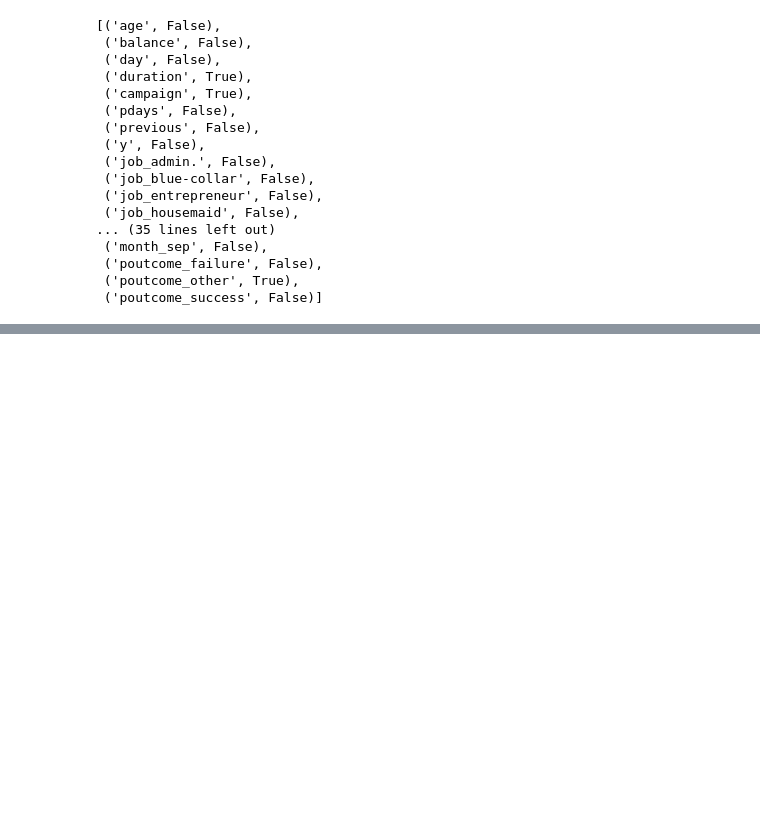
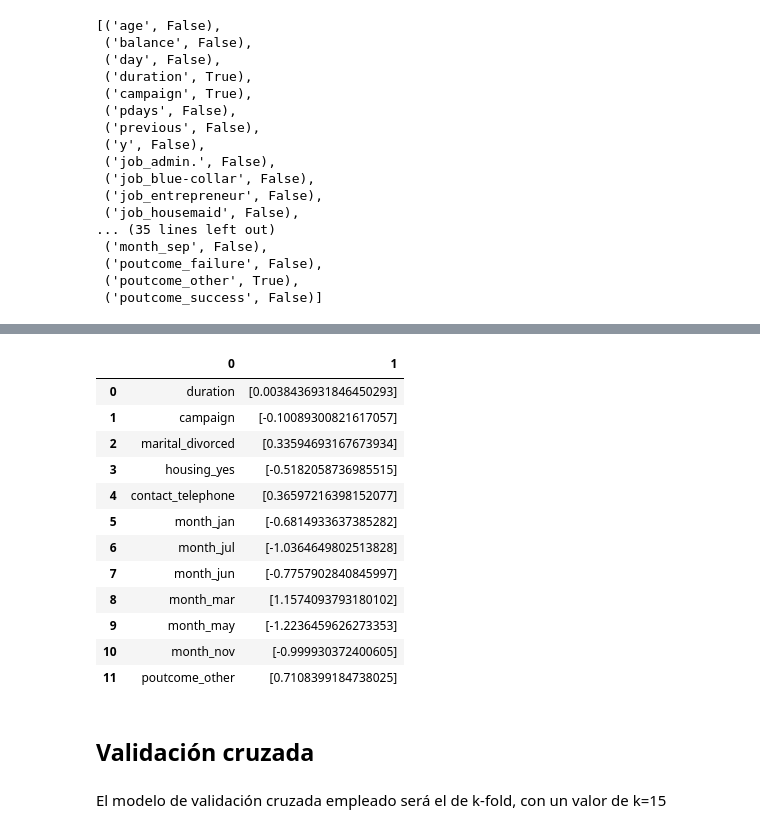
Before and after one commit to edavgaun/Inteligencia-de-negocios, a Jupyter notebook: 09_Intro_Reg_Log_2.ipynb, the cells around one changed output, grey strips where cells are left out. Drawn from its saved outputs; the diff is of its cells as text; code cells hidden in the pictures; blank space fills up the shorter version.

```diff
--- a/09_Intro_Reg_Log_2.ipynb
+++ b/09_Intro_Reg_Log_2.ipynb
@@ -504,0 +558,3 @@ z
+# %%
+logit_model2=linear_model.LogisticRegression()
+logit_model2.fit(X,Y)
@@ -504,0 +616,20 @@ z
+# %%
+pd.DataFrame(list(zip(X.columns, np.transpose(logit_model2.coef_))))
+# %% [output]
+|  | 0 | 1 |
+| 0 | duration | [0.0038436931846450293] |
+| 1 | campaign | [-0.10089300821617057] |
+| 2 | marital_divorced | [0.33594693167673934] |
+| 3 | housing_yes | [-0.5182058736985515] |
+| 4 | contact_telephone | [0.36597216398152077] |
+| 5 | month_jan | [-0.6814933637385282] |
+| 6 | month_jul | [-1.0364649802513828] |
+| 7 | month_jun | [-0.7757902840845997] |
+| 8 | month_mar | [1.1574093793180102] |
+| 9 | month_may | [-1.2236459626273353] |
+| 10 | month_nov | [-0.999930372400605] |
+| 11 | poutcome_other | [0.7108399184738025] |
+# %% [markdown]
+## Validación cruzada
+# %% [markdown]
+El modelo de validación cruzada empleado será el de k-fold, con un valor de k=15
```
Also changed, not shown: parts of 39 cells of this notebook.
